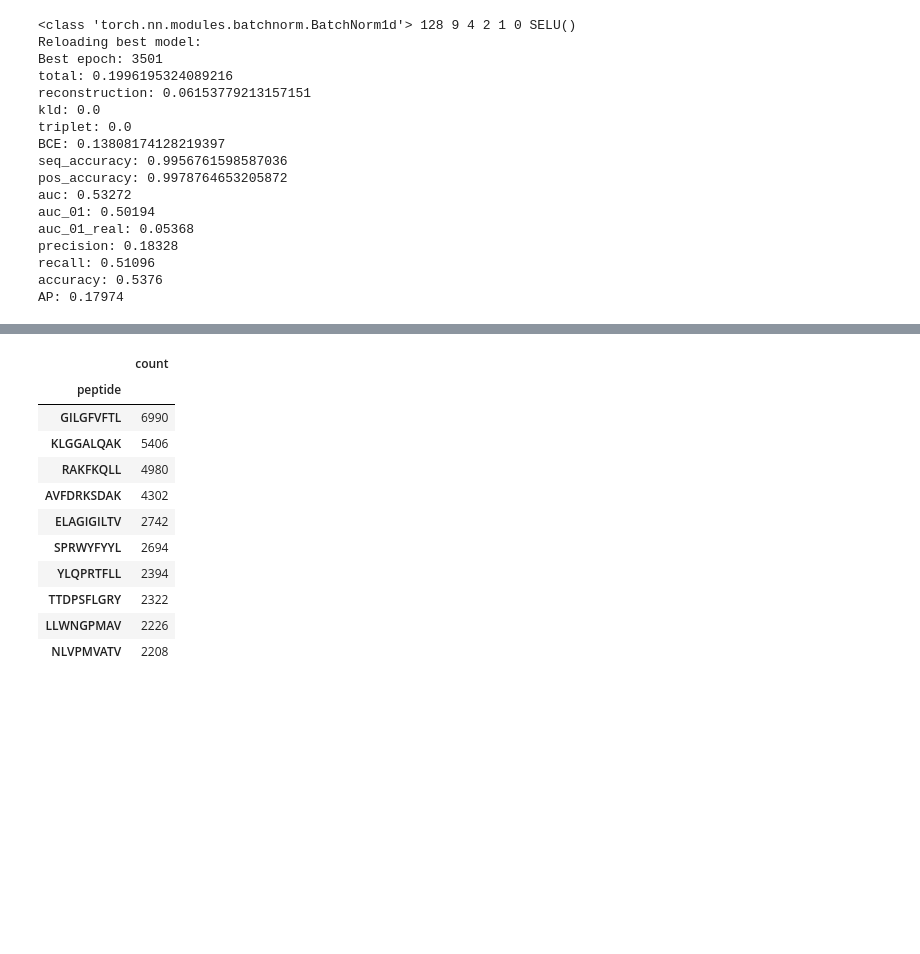
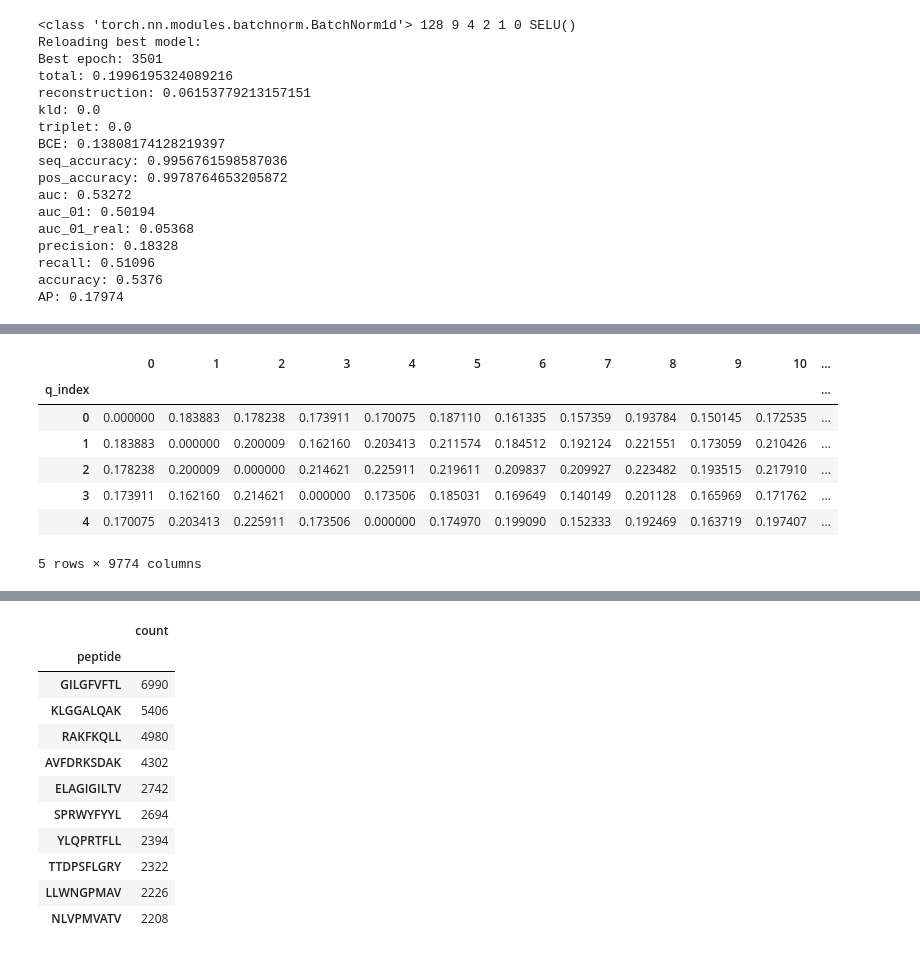
Before and after one commit to richieYT-wan/tclustr, a Jupyter notebook: notebooks/240819_PatientData.ipynb, the cells around one changed output, grey strips where cells are left out. Drawn from its saved outputs; the diff is of its cells as text; code cells hidden in the pictures; blank space fills up the shorter version.

Commit message:
test?

```diff
--- a/notebooks/240819_PatientData.ipynb
+++ b/notebooks/240819_PatientData.ipynb
@@ -1950,0 +1987,13 @@ AP: 0.17974
+# %%
+tbcr_140 = pd.read_csv('../output/240411_ClusteringTests/dist_matrices/2404XX_OUTPUT_tbcralign_distmatrix_140peps_labeled.csv', index_col=0)
+tcrdist_140 = pd.read_csv('../output/240411_ClusteringTests/dist_matrices/tcrdist3_distmatrix_140peps_new_labeled.csv', index_col=0)
+tbcr_140.head()
+# %% [output]
+|  | 0 | 1 | 2 | 3 | 4 | 5 | 6 | 7 | 8 | 9 | 10 | ... |
+| q_index |  |  |  |  |  |  |  |  |  |  |  | ... |
+| 0 | 0.000000 | 0.183883 | 0.178238 | 0.173911 | 0.170075 | 0.187110 | 0.161335 | 0.157359 | 0.193784 | 0.150145 | 0.172535 | ... |
+| 1 | 0.183883 | 0.000000 | 0.200009 | 0.162160 | 0.203413 | 0.211574 | 0.184512 | 0.192124 | 0.221551 | 0.173059 | 0.210426 | ... |
+| 2 | 0.178238 | 0.200009 | 0.000000 | 0.214621 | 0.225911 | 0.219611 | 0.209837 | 0.209927 | 0.223482 | 0.193515 | 0.217910 | ... |
+| 3 | 0.173911 | 0.162160 | 0.214621 | 0.000000 | 0.173506 | 0.185031 | 0.169649 | 0.140149 | 0.201128 | 0.165969 | 0.171762 | ... |
+| 4 | 0.170075 | 0.203413 | 0.225911 | 0.173506 | 0.000000 | 0.174970 | 0.199090 | 0.152333 | 0.192469 | 0.163719 | 0.197407 | ... |
+5 rows × 9774 columns
```
Also changed, not shown: parts of 9 cells of this notebook, 2 other files.
